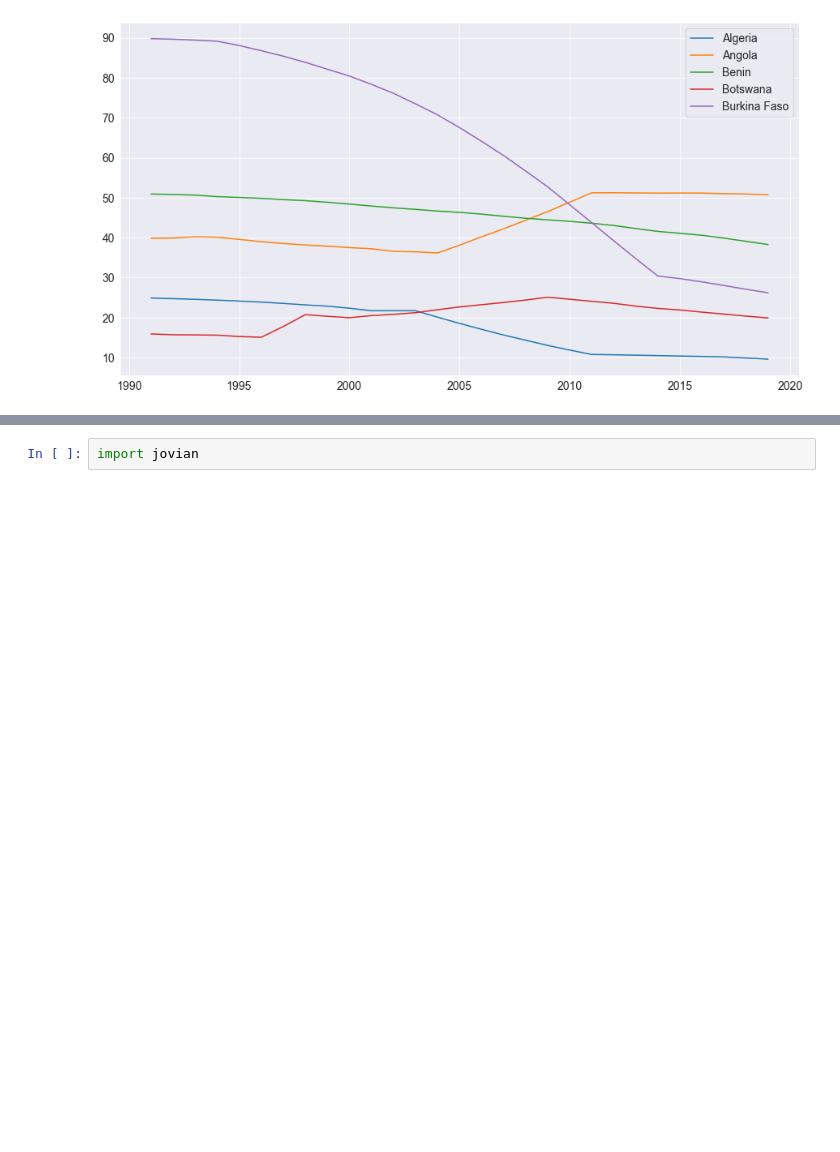
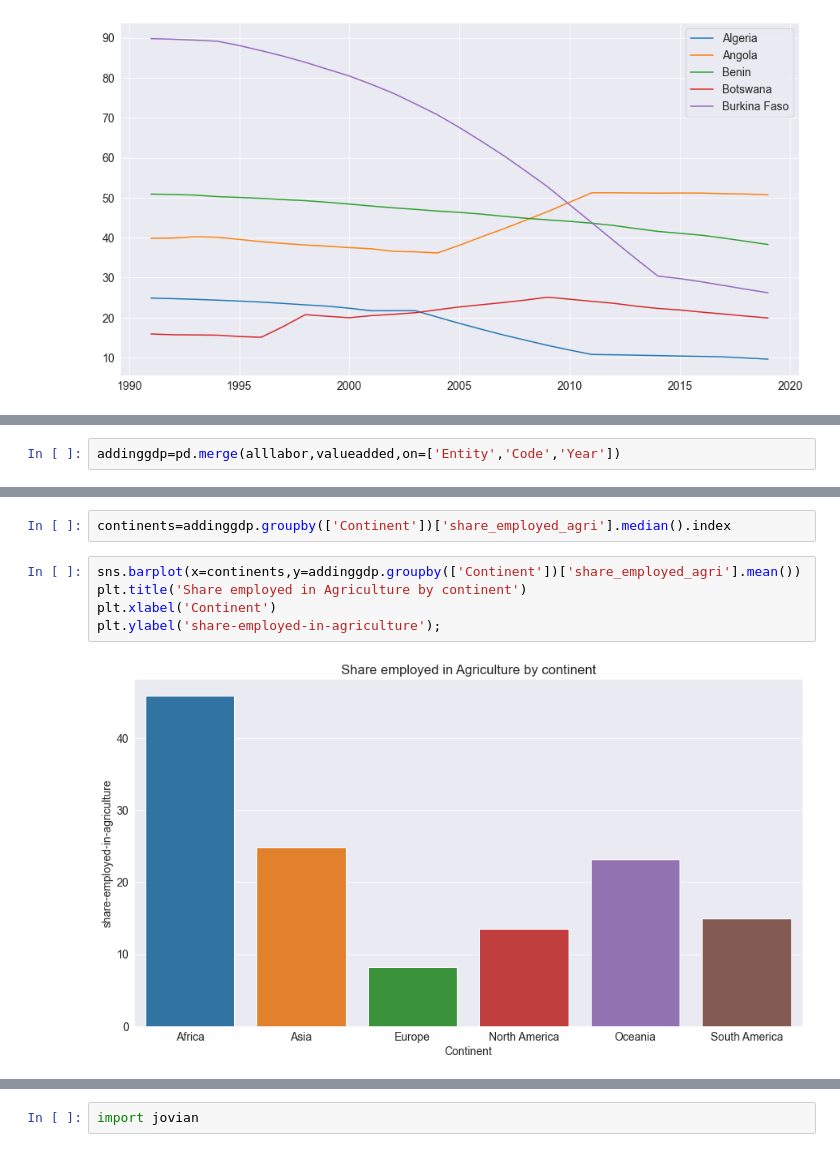
Before and after one commit to Addyzee/Jovian-Data-Analysis-with-Python, a Jupyter notebook: 14- zerotopandas-course-project-starter/zerotopandas-course-project-starter-v-20/labor-in-agriculture.ipynb, the cells around one changed output, grey strips where cells are left out. Cells and saved outputs as stored; diff of their text form; blank space fills up the shorter version.

```diff
--- a/14- zerotopandas-course-project-starter/zerotopandas-course-project-starter-v-20/labor-in-agriculture.ipynb
+++ b/14- zerotopandas-course-project-starter/zerotopandas-course-project-starter-v-20/labor-in-agriculture.ipynb
@@ -551,0 +390,2 @@ Let us save and upload our work to Jovian before continuing.
+# %%
+addinggdp=pd.merge(alllabor,valueadded,on=['Entity','Code','Year'])
@@ -551,0 +502,9 @@ Let us save and upload our work to Jovian before continuing.
+# %%
+continents=addinggdp.groupby(['Continent'])['share_employed_agri'].median().index
+# %%
+sns.barplot(x=continents,y=addinggdp.groupby(['Continent'])['share_employed_agri'].mean())
+plt.title('Share employed in Agriculture by continent')
+plt.xlabel('Continent')
+plt.ylabel('share-employed-in-agriculture');
+# %% [output]
+[figure, added]
```
Also changed, not shown: parts of 70 cells of this notebook, 1 other file.
